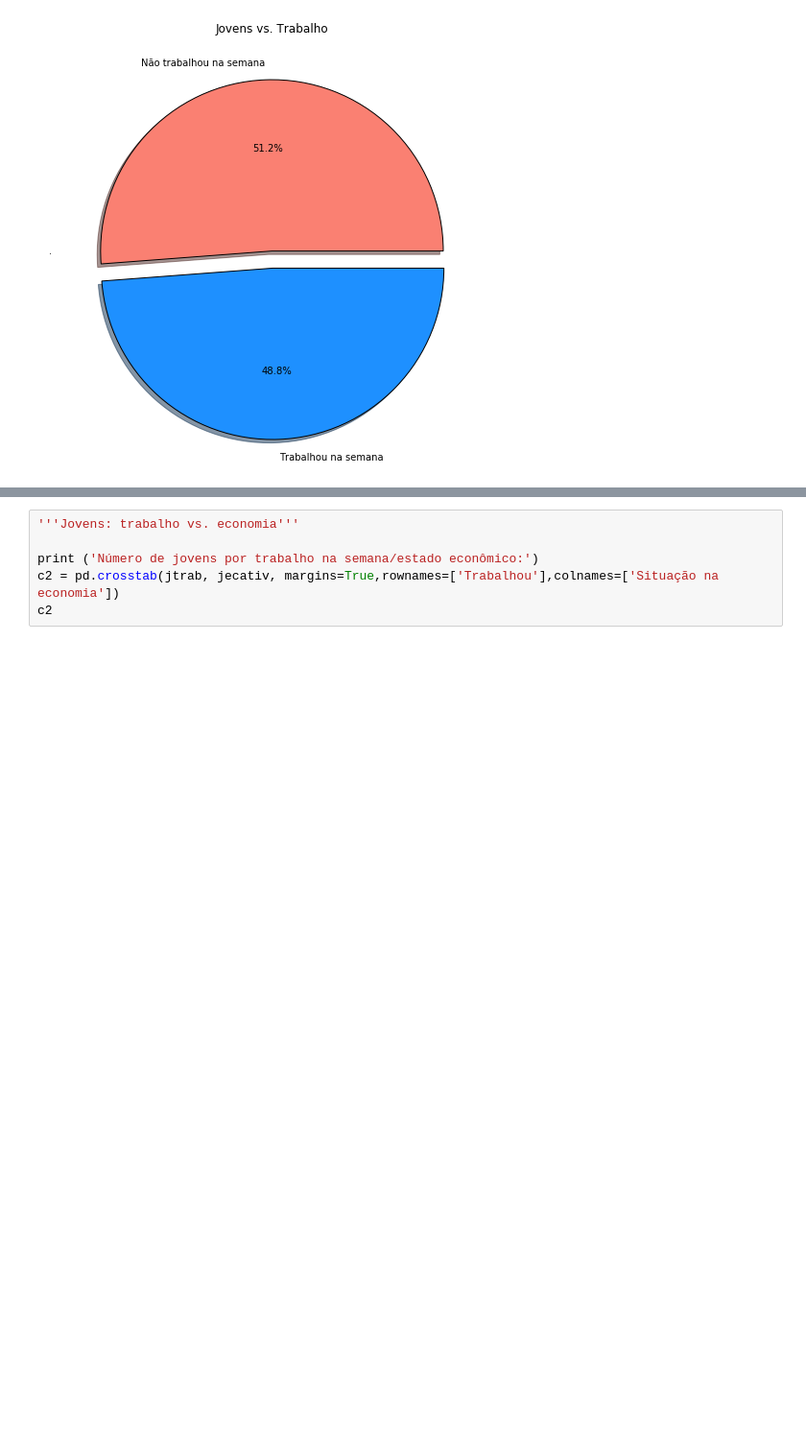
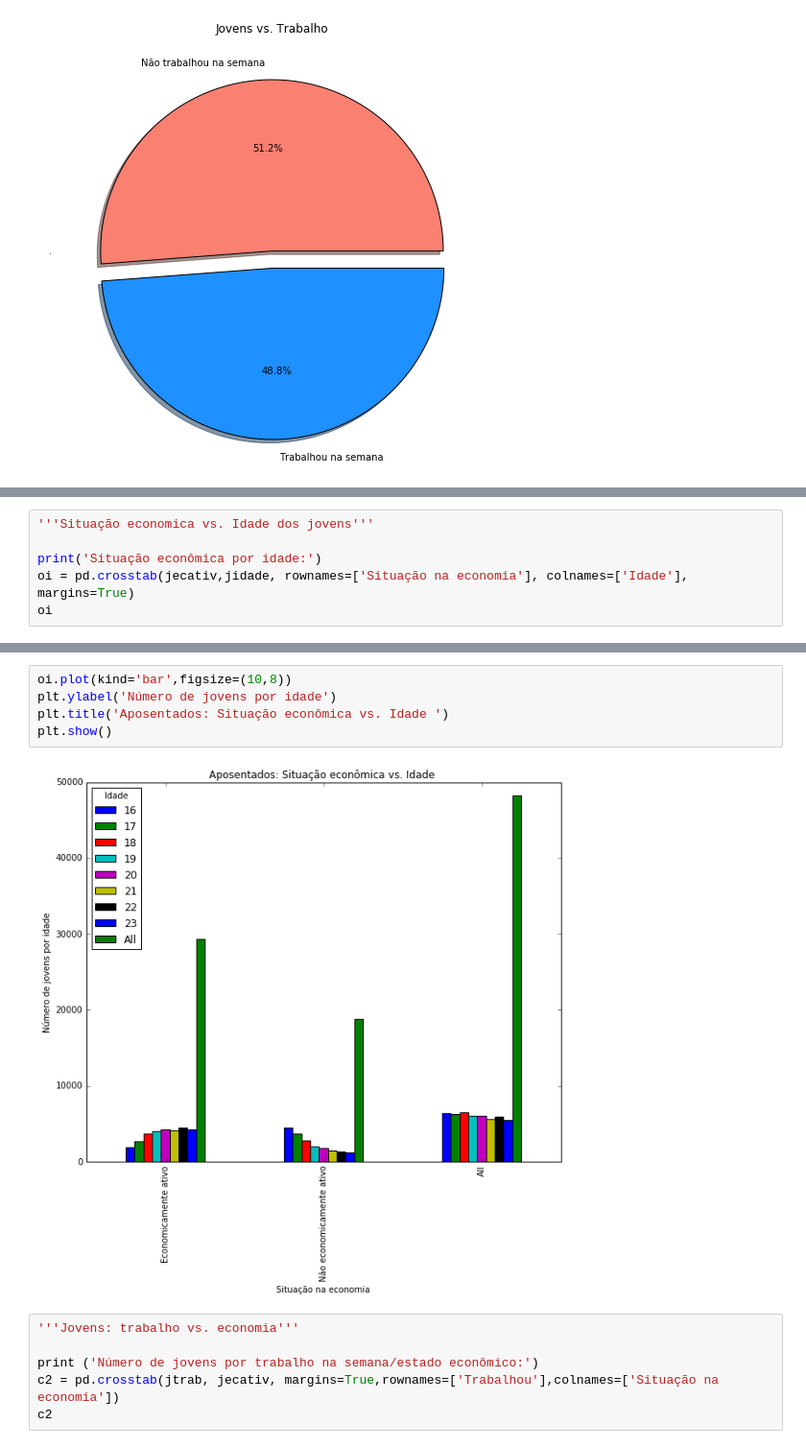
Before and after one commit to claraluques/CD, a Jupyter notebook: Projeto1/Projeto1.ipynb, the cells around one changed output, grey strips where cells are left out. Shown at 96% size. Drawn from its saved outputs; the diff is of its cells as text; blank space fills up the shorter version.

```diff
--- a/Projeto1/Projeto1.ipynb
+++ b/Projeto1/Projeto1.ipynb
@@ -337,0 +342,6 @@ Frequêcia relativa de jovens economicamente ativos:
+# %%
+'''Situação economica vs. Idade dos jovens'''
+
+print('Situação econômica por idade:')
+oi = pd.crosstab(jecativ,jidade, rownames=['Situação na economia'], colnames=['Idade'], margins=True)
+oi
@@ -338,3 +355,10 @@ Frequêcia relativa de jovens economicamente ativos:
+# %%
+oi.plot(kind='bar',figsize=(10,8))
+plt.ylabel('Número de jovens por idade')
+plt.title('Aposentados: Situação econômica vs. Idade ')
+plt.show()
+# %% [output]
+[figure, added]
 # %%
 '''Jovens: trabalho vs. economia'''
 
```
Also changed, not shown: parts of 22 cells of this notebook, 1 other file.
